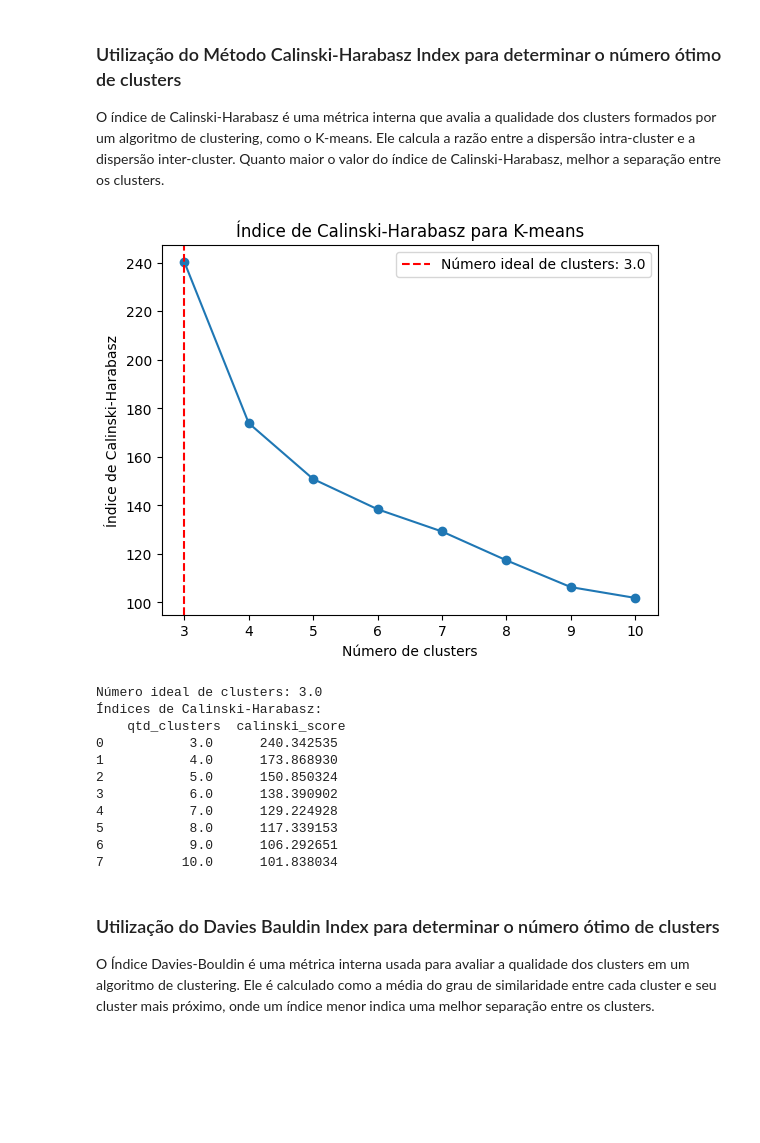
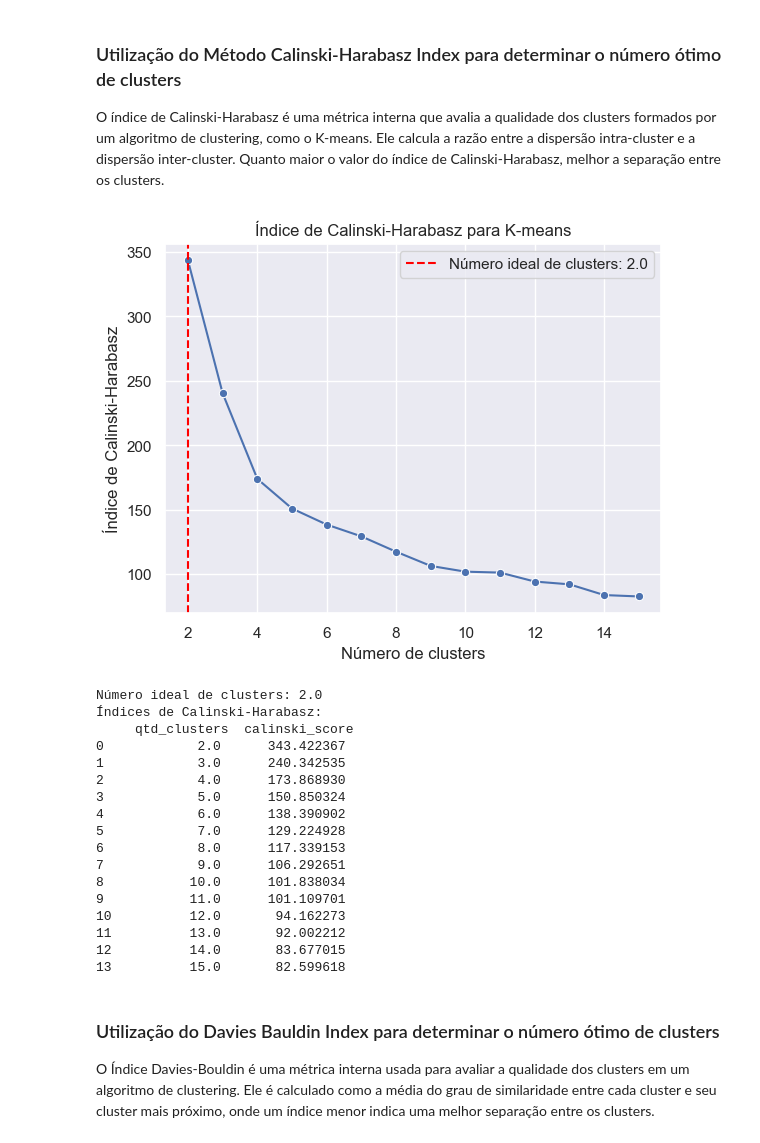
Before and after one commit to DanielCirino/ppginf-smart-k-means, a Jupyter notebook: notebooks/metodos_avaliacao_k_otimo.ipynb, the cells around one changed output. Drawn from its saved outputs; the diff is of its cells as text; code cells hidden in the pictures; blank space fills up the shorter version.

```diff
--- a/notebooks/metodos_avaliacao_k_otimo.ipynb
+++ b/notebooks/metodos_avaliacao_k_otimo.ipynb
@@ -178,12 +193,14 @@ def elbowMethod(data, min_clusters=2, max_clusters=10):
 ### Definir o conjunto de dados para avaliação do método de cotovelo
 # Excluir coluna do identificador censitário
 dados=dfArquivo.drop(["Census tract"],axis=1)
-max_clusters=10
 
 # Executar método de cotovelo para determinar o número ótimo de clusters
-melhor_k,elbow_index, resultsDf,differences = elbowMethod(dados,min_clusters=3,max_clusters=max_clusters)
+melhor_k,elbow_index, resultsDf,differences = elbow_method(dados,
+                                                          min_clusters=MIN_CLUSTERS,
+                                                          max_clusters=MAX_CLUSTERS)
 
-plt.plot(resultsDf["qtd_clusters"], resultsDf["distortions"], marker='o')
+sns.lineplot(x=resultsDf["qtd_clusters"], y=resultsDf["distortions"], marker='o')
+
 plt.xlabel('Número de clusters')
 plt.ylabel('Soma dos quadrados das distâncias intra-cluster')
 plt.title('Método do Cotovelo')
@@ -220,7 +237,7 @@ O Silhouette Score é uma medida que avalia a qualidade dos clusters formados po
 Ele fornece uma pontuação para cada ponto de dados, indicando o quão bem esse ponto é atribuído ao seu cluster e quão distante ele está dos outros clusters.
 O Silhouette Score varia de -1 a 1, onde valores mais altos indicam uma melhor separação entre os clusters.
 # %%
-def silhouetteScoreMethod(data, min_clusters=3 ,max_clusters=10):
+def silhouette_score_method(data, min_clusters=2 ,max_clusters=15):
     """
     Implementação do Silhouette Score para determinar o número ideal de clusters usando K-means.
 
@@ -257,12 +274,13 @@ def silhouetteScoreMethod(data, min_clusters=3 ,max_clusters=10):
 # Definir o conjunto de dados para avaliação do método de silhueta
 # Excluir coluna do identificador censitário
 dados=dfArquivo.drop(["Census tract"],axis=1)
-max_clusters=10
 
-melhor_k,indice_melhor_k, resultsDf = silhouetteScoreMethod(dados,max_clusters=max_clusters)
+melhor_k,indice_melhor_k, resultsDf = silhouette_score_method(dados,
+                                                            min_clusters=MIN_CLUSTERS,
+                                                            max_clusters=MAX_CLUSTERS)
 
 # Plotagem dos resultados
-plt.plot(resultsDf["qtd_clusters"], resultsDf["silhouette_score"], marker='o')
+sns.lineplot(x=resultsDf["qtd_clusters"], y=resultsDf["silhouette_score"], marker='o')
 plt.xlabel('Número de clusters')
 plt.ylabel('Silhouette Score')
 plt.title('Silhouette Score para K-means')
@@ -293,7 +317,7 @@ O índice de Calinski-Harabasz é uma métrica interna que avalia a qualidade do
 Ele calcula a razão entre a dispersão intra-cluster e a dispersão inter-cluster.
 Quanto maior o valor do índice de Calinski-Harabasz, melhor a separação entre os clusters.
 # %%
-def calinskiHarabaszIndexMethod(data,min_clusters=3,max_clusters=10):
+def calinski_harabasz_index_method(data,min_clusters=3,max_clusters=10):
     """
     Implementação do índice de Calinski-Harabasz para determinar o número ideal de clusters usando K-means.
 
@@ -328,36 +352,42 @@ def calinskiHarabaszIndexMethod(data,min_clusters=3,max_clusters=10):
 # %%
 # Definir o conjunto de dados para avaliação do método de silhueta
 # Excluir coluna do identificador censitário
 dados=dfArquivo.drop(["Census tract"],axis=1)
-max_clusters=10
 
-melhor_k,indice_melhor_k, resultsDf = calinskiHarabaszIndexMethod(dados)
+melhor_k,indice_melhor_k, resultsDf = calinski_harabasz_index_method(dados,MIN_CLUSTERS,MAX_CLUSTERS)
 
 # Plotagem dos resultados
-plt.plot(resultsDf["qtd_clusters"], resultsDf["calinski_score"], marker='o')
+sns.lineplot(x=resultsDf["qtd_clusters"], y=resultsDf["calinski_score"], marker='o')
+
 plt.xlabel('Número de clusters')
 plt.ylabel('Índice de Calinski-Harabasz')
 plt.title('Índice de Calinski-Harabasz para K-means')
 plt.axvline(x=melhor_k, color='red', linestyle='--', label=f'Número ideal de clusters: {melhor_k}')
 plt.legend()
 plt.show()
 
 # Imprime o número ideal de clusters e os índices de Calinski-Harabasz
 print("Número ideal de clusters:", melhor_k)
 print("Índices de Calinski-Harabasz:\n", resultsDf)
 # %% [output]
-[figure, old version]
+[figure, new version]
-Número ideal de clusters: 3.0
+Número ideal de clusters: 2.0
 Índices de Calinski-Harabasz:
-    qtd_clusters  calinski_score
-0           3.0      240.342535
-1           4.0      173.868930
-2           5.0      150.850324
-3           6.0      138.390902
-4           7.0      129.224928
-5           8.0      117.339153
-6           9.0      106.292651
-7          10.0      101.838034
+     qtd_clusters  calinski_score
+0            2.0      343.422367
+1            3.0      240.342535
+2            4.0      173.868930
+3            5.0      150.850324
+4            6.0      138.390902
+5            7.0      129.224928
+6            8.0      117.339153
+7            9.0      106.292651
+8           10.0      101.838034
+9           11.0      101.109701
+10          12.0       94.162273
+11          13.0       92.002212
+12          14.0       83.677015
+13          15.0       82.599618
 # %% [markdown]
 ### Utilização do Davies Bauldin Index para determinar o número ótimo de clusters
 
```
Also changed, not shown: parts of 13 cells of this notebook, 1 other file.
